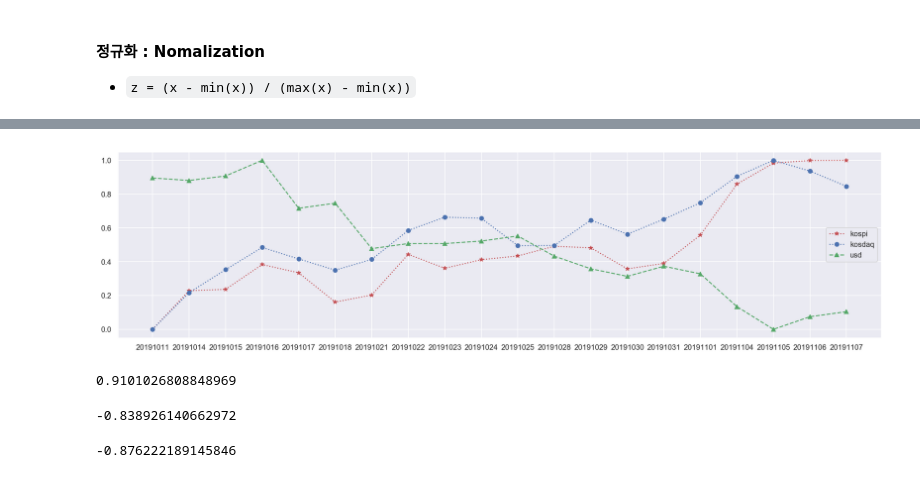
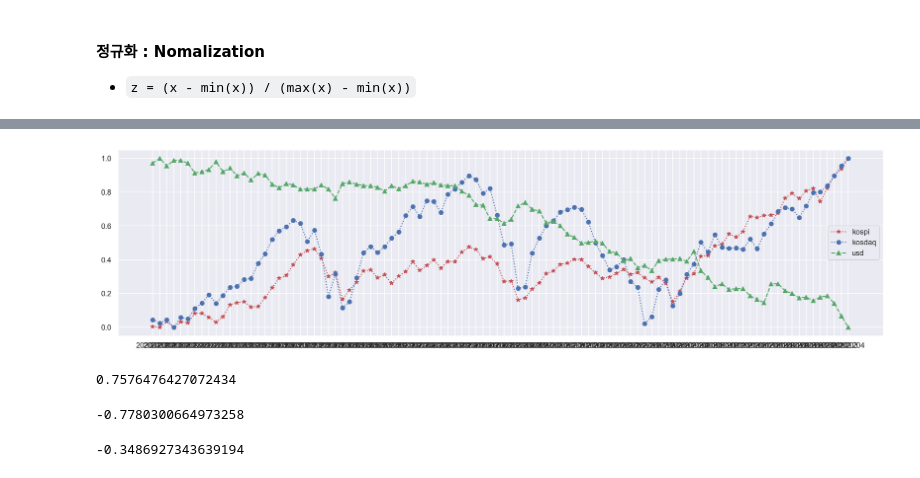
Before and after one commit to yeonghwanchoi/TIL, a Jupyter notebook: crawling/01_requests_1.ipynb, the cells around one changed output, grey strips where cells are left out. Saved outputs shown, nothing was run; the diff lists cells and outputs as text; code cells hidden in the pictures.

Commit message:
crawling for stock price

```diff
--- a/crawling/01_requests_1.ipynb
+++ b/crawling/01_requests_1.ipynb
@@ -18,6 +18,11 @@
 # %%
 import requests
 # %%
-# 1. 웹 서비스 분석 : URL
+# 1. 웹 서비스 분석 : URL 찾기
+
+code, page_size, page = "KOSPI",20,1
+
 url = "https://m.stock.naver.com/api/json/sise/dailySiseIndexListJson.nhn?\
-code=KOSPI&pageSize=20&page=1"
+code={}&pageSize={}&page={}".format(code, page_size,page)
+
+url
@@ -46,4 +53,7 @@ kospi_df.tail(3)
 # %%
-# 1. 웹 페이지 분석 : URL
-url = "https://m.stock.naver.com/api/json/sise/dailySiseIndexListJson.nhn?\
-code=KOSDAQ&pageSize=20&page=1"
+def get_stock_data(code,page_size=20,page=1):
+    url="https://m.stock.naver.com/api/json/sise/dailySiseIndexListJson.nhn?\
+code={}&pageSize={}&page={}".format(code,page_size,page)
+    response = requests.get(url)
+    datas=response.json()['result']['siseList']
+    return pd.DataFrame(datas)
@@ -95,3 +80,7 @@ import matplotlib as mpl
 import matplotlib.pyplot as plt
 import seaborn as sns
 sns.set()
+# %%
+kosdaq_df=get_stock_data("KOSDAQ",100)
+kospi_df=get_stock_data("KOSPI",100)
+USD=get_currency_data("FX_USDKRW",100)
@@ -127,32 +169,32 @@ array([0.        , 0.22863162, 0.23635634, 0.38342697, 0.33436998,
 # %%
 # 코스피, 코스닥, 환율 종가 데이터 그리기
 plt.figure(figsize=(20, 5))
 
 plt.plot(kospi_df[::-1]["dt"],
          preprocessing.minmax_scale(kospi_df[::-1]["ncv"]),
          "r*:", label="kospi")
 plt.plot(kosdaq_df[::-1]["dt"],
          preprocessing.minmax_scale(kosdaq_df[::-1]["ncv"]),
          "bo:", label="kosdaq")
-plt.plot(usd_df[::-1]["dt"],
-         preprocessing.minmax_scale(usd_df[::-1]["nv"]),
+plt.plot(USD[::-1]["dt"],
+         preprocessing.minmax_scale(USD[::-1]["nv"]),
          "g^--", label="usd")
 plt.legend(loc=0)
 
 plt.show()
 # %% [output]
-[figure, old version]
+[figure, new version]
 # %%
 import numpy as np
 # %%
-np.corrcoef(kospi_df["ncv"], kosdaq_df["ncv"])[0, 1]
+np.corrcoef(kospi_df["ncv"], kosdaq_df["ncv"])[0,1]
 # %% [output]
-0.9101026808848969
+0.7576476427072434
 # %%
-np.corrcoef(kospi_df["ncv"], usd_df["nv"])[0, 1]
+np.corrcoef(kospi_df["ncv"], USD["nv"])[0, 1]
 # %% [output]
--0.838926140662972
+-0.7780300664973258
 # %%
-np.corrcoef(kosdaq_df["ncv"], usd_df["nv"])[0, 1]
+np.corrcoef(kosdaq_df["ncv"], USD["nv"])[0, 1]
 # %% [output]
--0.876222189145846
+-0.3486927343639194
```
Also changed, not shown: parts of 20 cells of this notebook.
